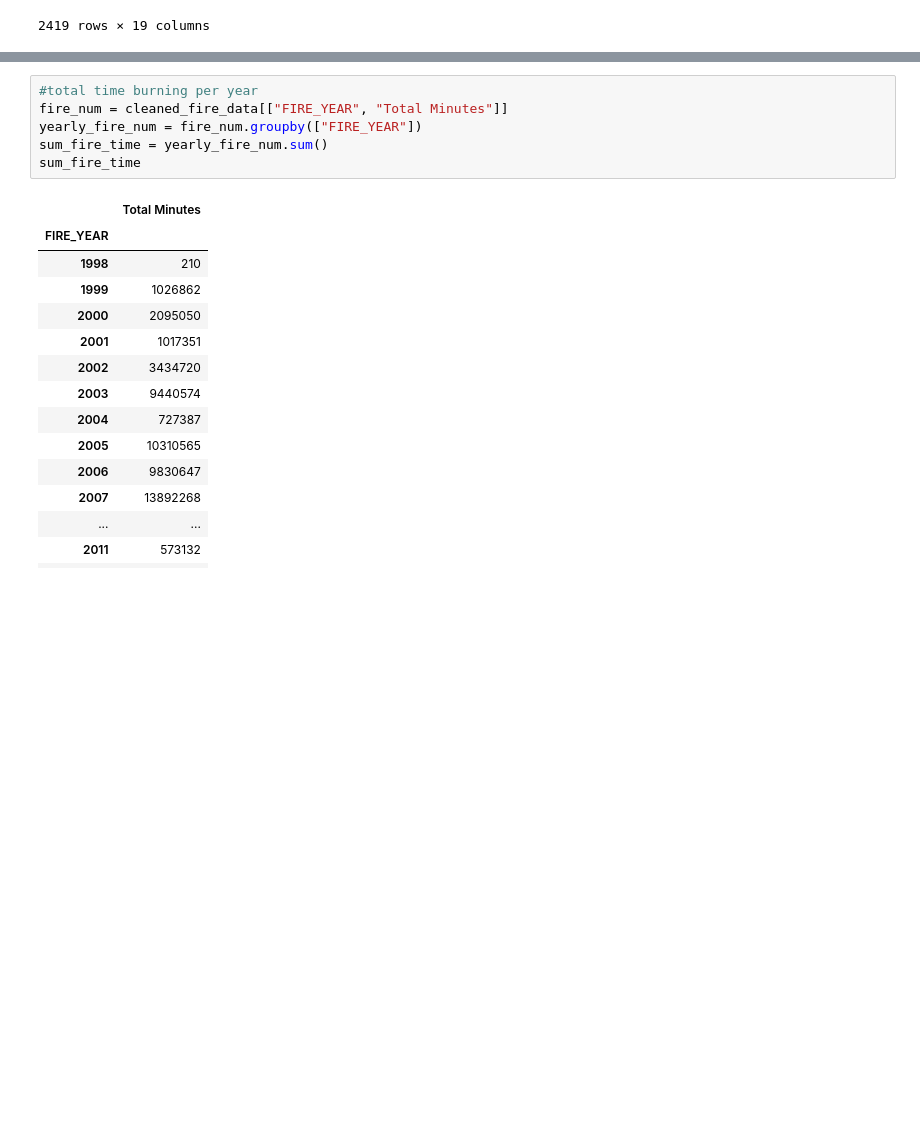
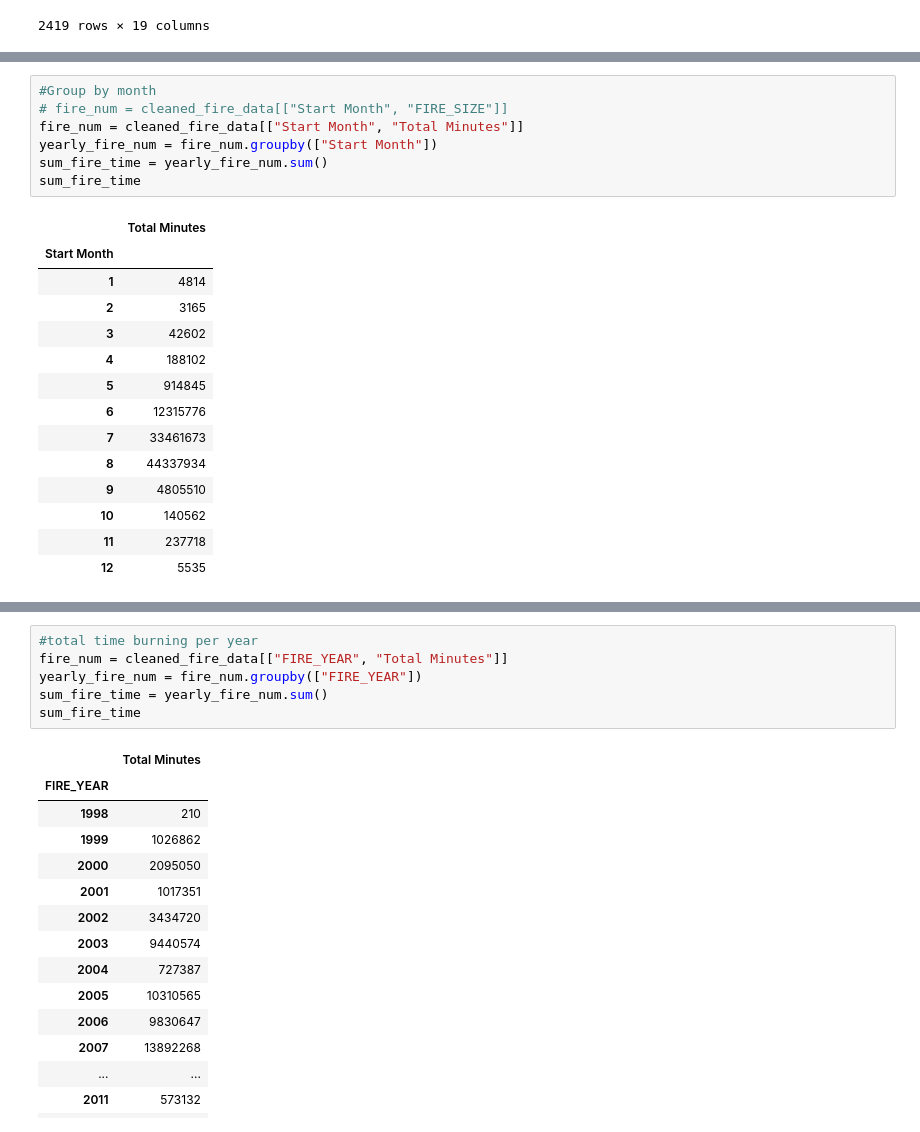
Before and after one commit to Jagjeet/fire-analysis-project, a Jupyter notebook: FireAnalysis.ipynb, the cells around one changed output, grey strips where cells are left out. Cells and saved outputs as stored; diff of their text form; blank space fills up the shorter version.

```diff
--- a/FireAnalysis.ipynb
+++ b/FireAnalysis.ipynb
@@ -502,0 +585,22 @@ See the caveats in the documentation: https://pandas.pydata.org/pandas-docs/stab
+# %%
+#Group by month
+# fire_num = cleaned_fire_data[["Start Month", "FIRE_SIZE"]]
+fire_num = cleaned_fire_data[["Start Month", "Total Minutes"]]
+yearly_fire_num = fire_num.groupby(["Start Month"])
+sum_fire_time = yearly_fire_num.sum()
+sum_fire_time
+# %% [output]
+|  | Total Minutes |
+| Start Month |  |
+| 1 | 4814 |
+| 2 | 3165 |
+| 3 | 42602 |
+| 4 | 188102 |
+| 5 | 914845 |
+| 6 | 12315776 |
+| 7 | 33461673 |
+| 8 | 44337934 |
+| 9 | 4805510 |
+| 10 | 140562 |
+| 11 | 237718 |
+| 12 | 5535 |
```
Also changed, not shown: parts of 16 cells of this notebook.
